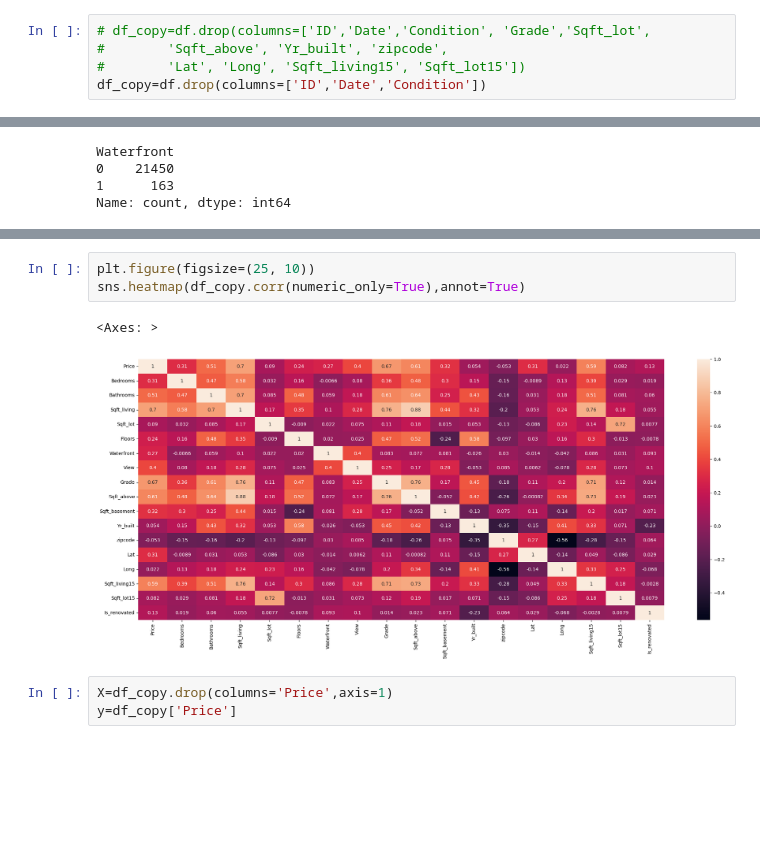
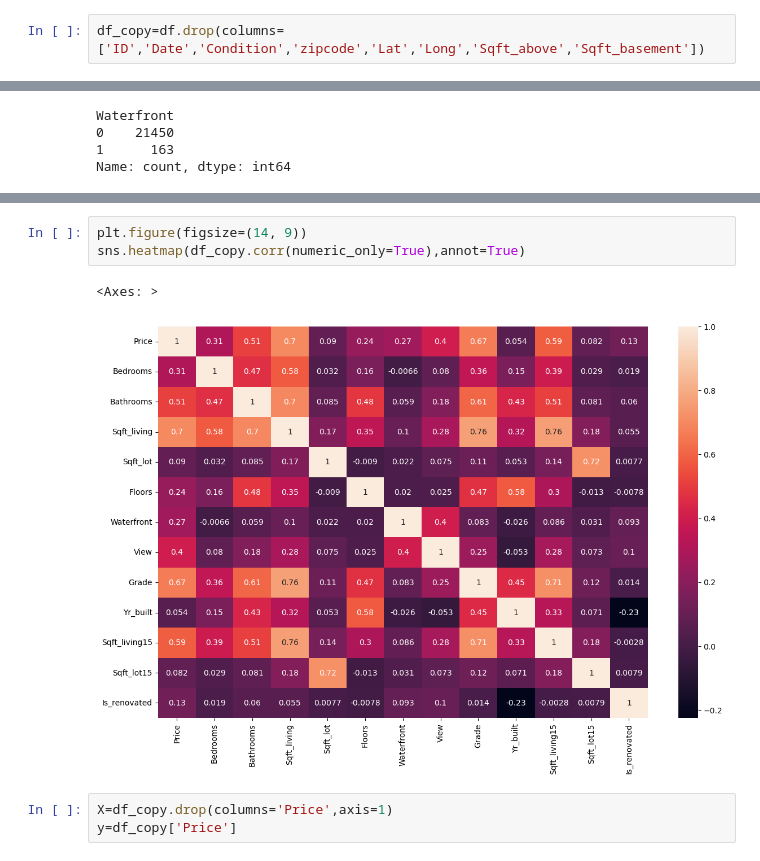
Before and after one commit to YashKull2005/HousePricePrediction, a Jupyter notebook: Notebook/HousePricePrediction.ipynb, the cells around one changed output, grey strips where cells are left out. Drawn from its saved outputs; the diff is of its cells as text; blank space fills up the shorter version.

```diff
--- a/Notebook/HousePricePrediction.ipynb
+++ b/Notebook/HousePricePrediction.ipynb
@@ -120,10 +120,7 @@ Sqft_living15    0
 Sqft_lot15       0
 dtype: int64
 # %%
-# df_copy=df.drop(columns=['ID','Date','Condition', 'Grade','Sqft_lot',
-#        'Sqft_above', 'Yr_built', 'zipcode',
-#        'Lat', 'Long', 'Sqft_living15', 'Sqft_lot15'])
-df_copy=df.drop(columns=['ID','Date','Condition'])
+df_copy=df.drop(columns=['ID','Date','Condition','zipcode','Lat','Long','Sqft_above','Sqft_basement'])
 # %%
 df_copy['Bathrooms']=df_copy['Bathrooms'].astype(int)
 df_copy['Floors']=df_copy['Floors'].astype(int)
@@ -291,9 +285,9 @@ df_copy
 # %%
-plt.figure(figsize=(25, 10))
+plt.figure(figsize=(14, 9))
 sns.heatmap(df_copy.corr(numeric_only=True),annot=True)
 # %% [output]
 <Axes: >
-[figure, old version]
+[figure, new version]
 # %%
 X=df_copy.drop(columns='Price',axis=1)
 y=df_copy['Price']
```
Also changed, not shown: parts of 17 cells of this notebook, 4 other files.
